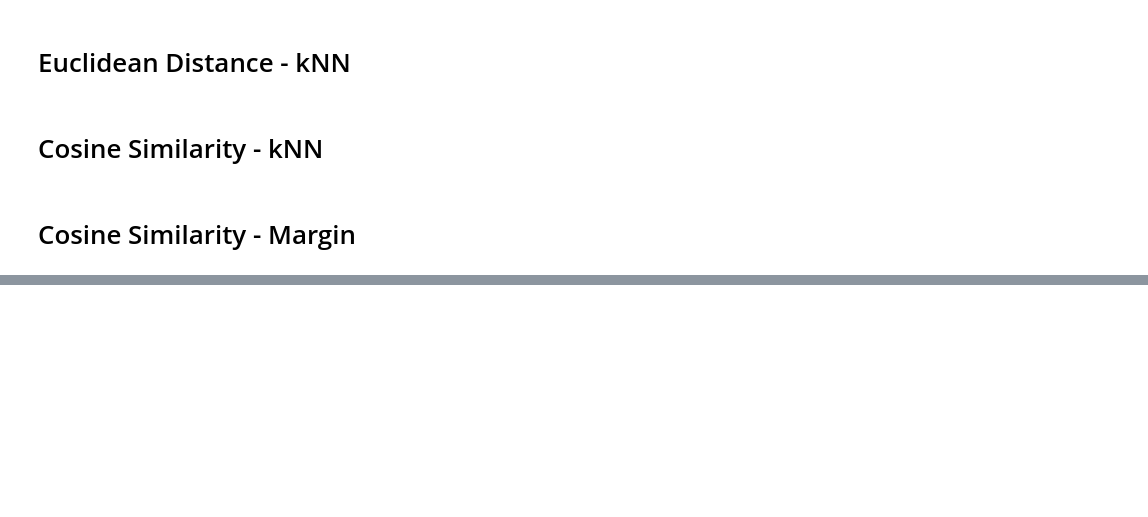
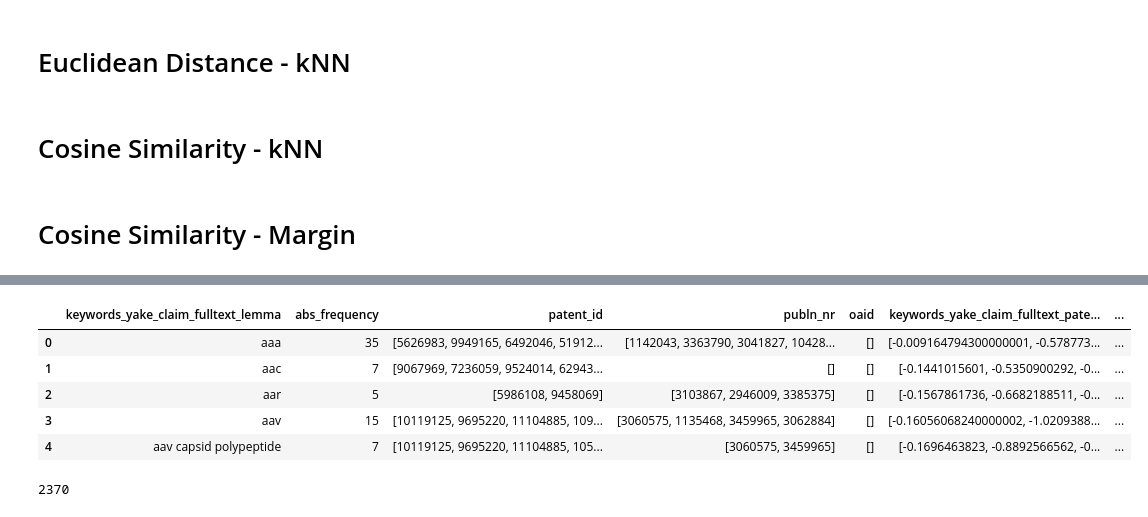
Before and after one commit to juergenct/Cleantech-Concepts, a Jupyter notebook: 06 Semantic Similarity/yake_keywords_cleantech_similarity_search.ipynb, the cells around one changed output, grey strips where cells are left out. Cells and saved outputs as stored; diff of their text form; code cells hidden in the pictures; blank space fills up the shorter version.

```diff
--- a/06 Semantic Similarity/yake_keywords_cleantech_similarity_search.ipynb
+++ b/06 Semantic Similarity/yake_keywords_cleantech_similarity_search.ipynb
@@ -16,9 +19,9 @@ df_keywords_titles['keyword_yake_bertforpatents_embedding'] = df_keywords_titles
 df_keywords_list = pd.read_json(f'/mnt/hdd01/patentsview/Similarity Search - CPC Classification and Claims/df_keywords_list_agg_uspto_epo_rel_embeddings_{column}_noun_chunks.json')
 
 # Convert columns 'keyword_yake_patentsberta_embedding', 'keyword_yake_climatebert_embedding', 'keyword_yake_bertforpatents_embedding' to numpy arrays
-df_keywords_list[f'keyword_yake_patentsberta_embedding_{column}'] = df_keywords_list[f'keyword_yake_patentsberta_embedding_{column}'].progress_apply(lambda x: np.array(x, dtype=np.float32))
-df_keywords_list[f'keyword_yake_climatebert_embedding_{column}'] = df_keywords_list[f'keyword_yake_climatebert_embedding_{column}'].progress_apply(lambda x: np.array(x, dtype=np.float32))
-df_keywords_list[f'keyword_yake_bertforpatents_embedding_{column}'] = df_keywords_list[f'keyword_yake_bertforpatents_embedding_{column}'].progress_apply(lambda x: np.array(x, dtype=np.float32))
+# df_keywords_list[f'keywords_yake_{column}_patentsberta_embedding'] = df_keywords_list[f'keywords_yake_{column}_patentsberta_embedding'].progress_apply(lambda x: np.array(x, dtype=np.float32))
+df_keywords_list[f'keywords_yake_{column}_bertforpatents_embedding'] = df_keywords_list[f'keywords_yake_{column}_bertforpatents_embedding'].progress_apply(lambda x: np.array(x, dtype=np.float32))
+# df_keywords_list[f'keywords_yake_{column}_climatebert_embedding'] = df_keywords_list[f'keywords_yake_{column}_climatebert_embedding'].progress_apply(lambda x: np.array(x, dtype=np.float32))
 # %% [markdown]
 # Testing
 # %%
@@ -130,2 +135,11 @@ df_keywords_titles.head()
+# %%
+df_keywords_list.head()
+# %% [output]
+|  | keywords_yake_claim_fulltext_lemma | abs_frequency | patent_id | publn_nr | oaid | keywords_yake_claim_fulltext_pate... | ... |
+| 0 | aaa | 35 | [5626983, 9949165, 6492046, 51912... | [1142043, 3363790, 3041827, 10428... | [] | [-0.009164794300000001, -0.578773... | ... |
+| 1 | aac | 7 | [9067969, 7236059, 9524014, 62943... | [] | [] | [-0.1441015601, -0.5350900292, -0... | ... |
+| 2 | aar | 5 | [5986108, 9458069] | [3103867, 2946009, 3385375] | [] | [-0.1567861736, -0.6682188511, -0... | ... |
+| 3 | aav | 15 | [10119125, 9695220, 11104885, 109... | [3060575, 1135468, 3459965, 3062884] | [] | [-0.16056068240000002, -1.0209388... | ... |
+| 4 | aav capsid polypeptide | 7 | [10119125, 9695220, 11104885, 105... | [3060575, 3459965] | [] | [-0.1696463823, -0.8892566562, -0... | ... |
 # %%
 # Define the embeddings to process
@@ -158,0 +188,4 @@ df_keywords_titles.to_json(f"/mnt/hdd01/patentsview/Similarity Search - CPC Clas
+# %%
+len(df_keywords_titles)
+# %% [output]
+2370
```
Also changed, not shown: parts of 8 cells of this notebook, 7 other files.
